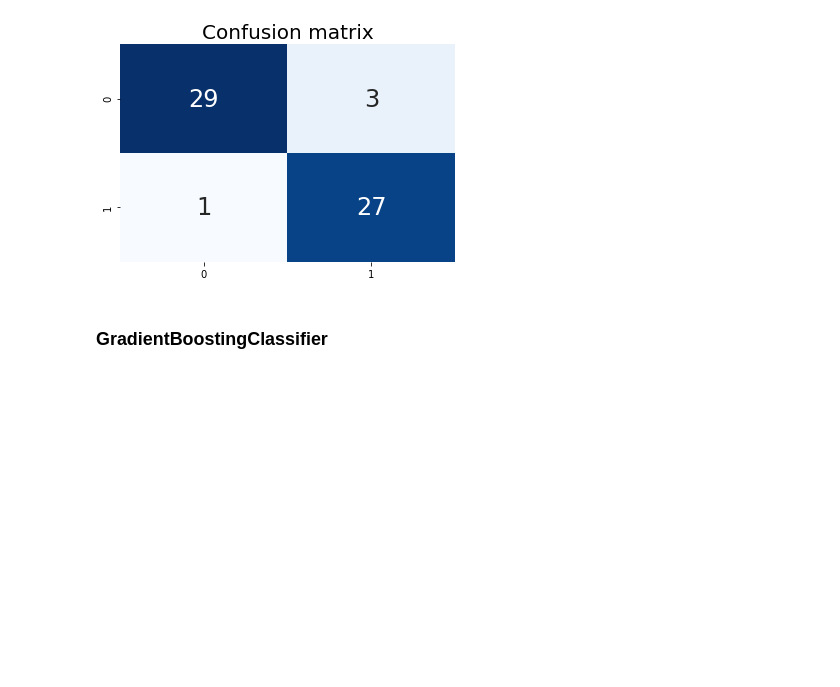
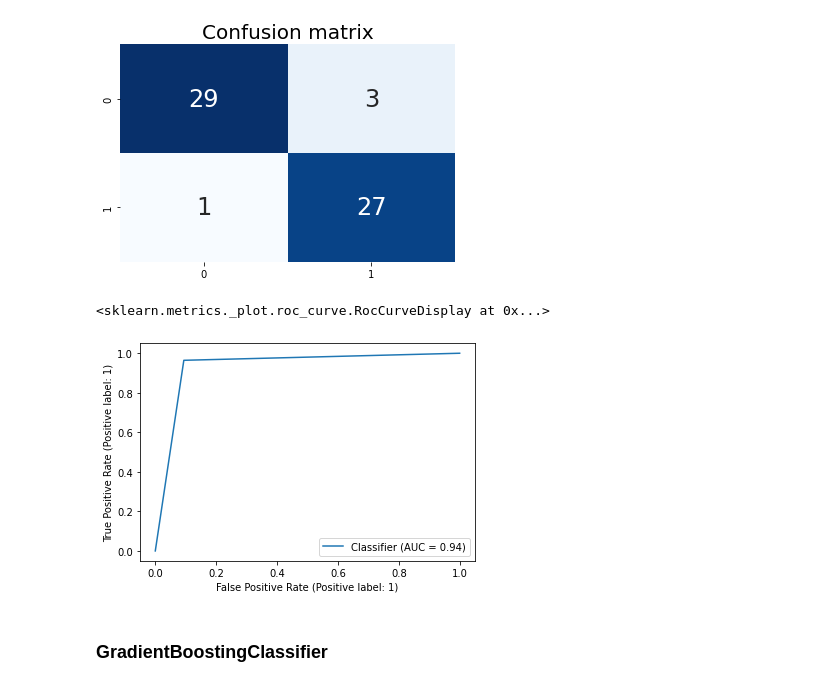
Before and after one commit to made-ml-in-prod-2022/ruslan16bmstu, a Jupyter notebook: notebooks/heart_disease_classification.ipynb, the cells around one changed output. Cells and saved outputs as stored; diff of their text form; code cells hidden in the pictures; blank space fills up the shorter version.

```diff
--- a/notebooks/heart_disease_classification.ipynb
+++ b/notebooks/heart_disease_classification.ipynb
@@ -171,6 +191,11 @@ plt.title("Confusion matrix",fontsize=20)
 plt.show()
 # %% [output]
 [figure]
+# %%
+RocCurveDisplay.from_predictions(y_test, y_pred)
+# %% [output]
+<sklearn.metrics._plot.roc_curve.RocCurveDisplay at 0x...>
+[figure, added]
 # %% [markdown]
 ### GradientBoostingClassifier
 # %%
```
Also changed, not shown: parts of 5 cells of this notebook, 5 other files.
